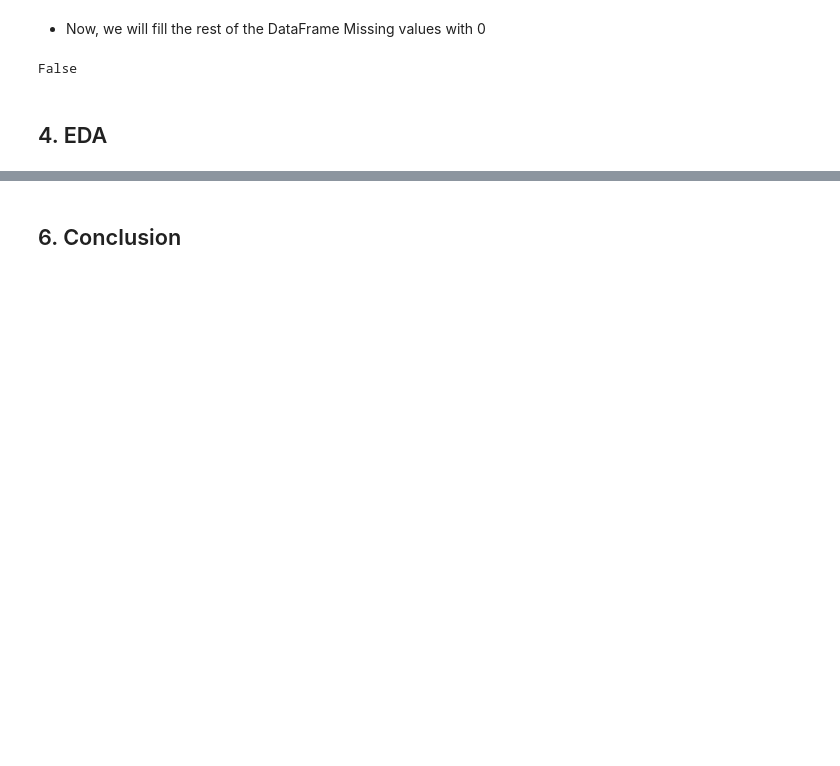
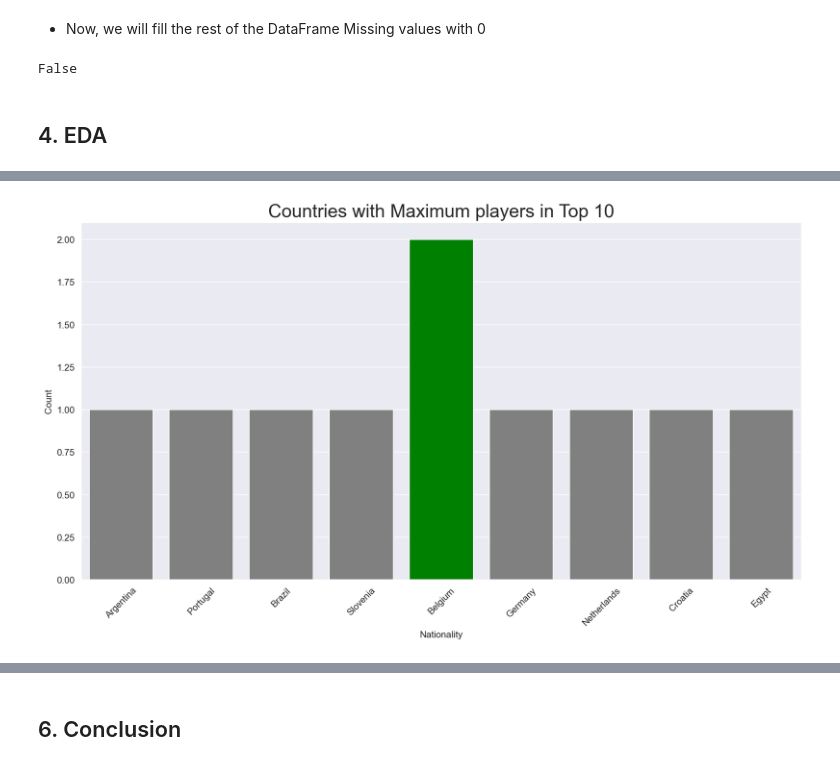
Before and after one commit to BhushanIngale/FIFA-20-Analysis, a Jupyter notebook: src/FIFA-20-Analysis.ipynb, the cells around one changed output, grey strips where cells are left out. Cells and saved outputs as stored; diff of their text form; code cells hidden in the pictures; blank space fills up the shorter version.

Commit message:
Data Analysis Completed

```diff
--- a/src/FIFA-20-Analysis.ipynb
+++ b/src/FIFA-20-Analysis.ipynb
@@ -269,0 +323,18 @@ False
+# %%
+plt.figure(figsize=(14,7),dpi=150)
+ax = sns.countplot(x='nationality',
+                   data=data.head(10),
+                   color='grey')
+
+# Below code seems to work on only one max value:
+patch_h = [patch.get_height() for patch in ax.patches]
+idx_tallest = np.argmax(patch_h)
+ax.patches[idx_tallest].set_facecolor('green')
+
+plt.xlabel('Nationality')
+plt.ylabel('Count')
+plt.xticks(rotation=45)
+plt.title('Countries with Maximum players in Top 10',fontsize = 20)
+plt.show()
+# %% [output]
+[figure, added]
```
Also changed, not shown: parts of 37 cells of this notebook.
